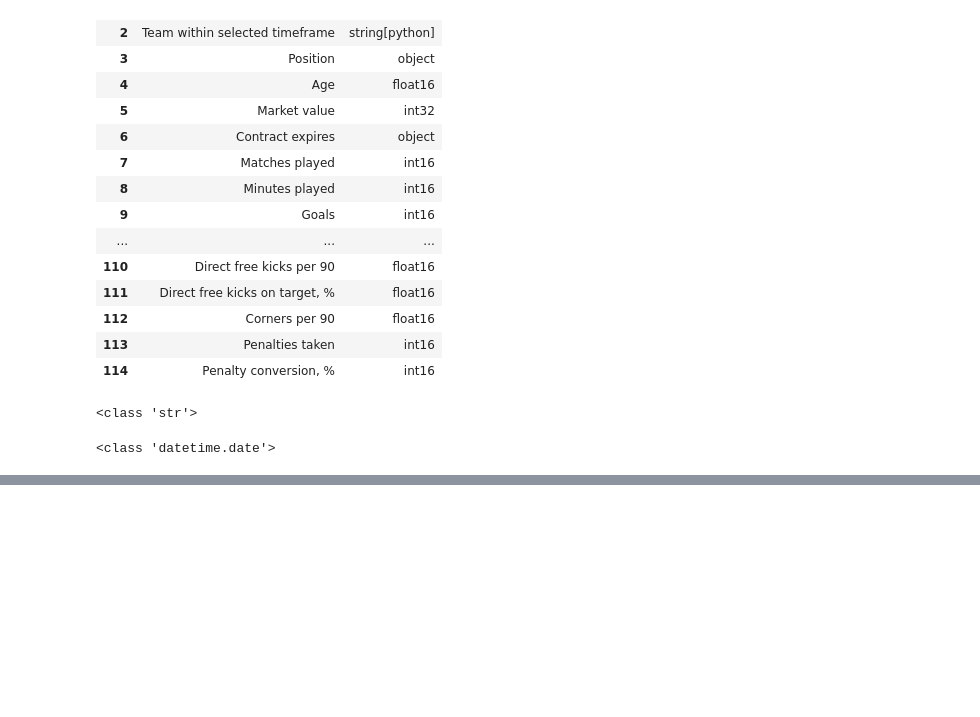
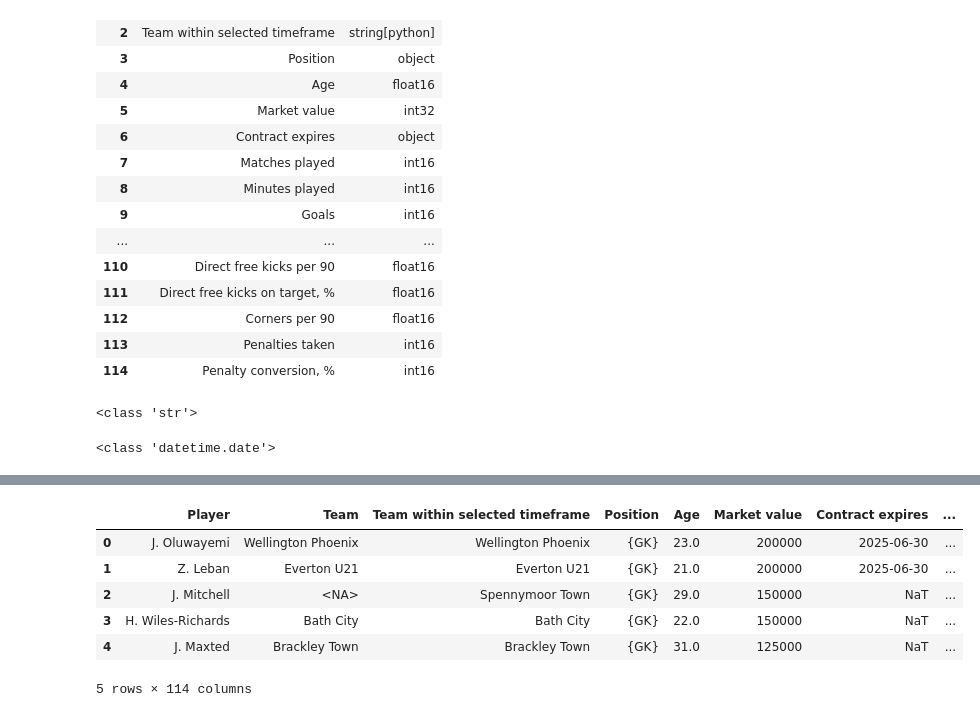
Before and after one commit to FrancescoTrasforini/scouting-app, a Jupyter notebook: data_cleaning.ipynb, the cells around one changed output, grey strips where cells are left out. Drawn from its saved outputs; the diff is of its cells as text; code cells hidden in the pictures; blank space fills up the shorter version.

```diff
--- a/data_cleaning.ipynb
+++ b/data_cleaning.ipynb
@@ -175,2 +175,46 @@ display(df.head())
+# %%
+# Ensure these metrics are populated for GK
+
+# Compute missing values for 'Prevented goals per 90'
+df['Prevented goals per 90'] = df.apply(
+    lambda row: 90 * row['Prevented goals'] / row['Minutes played']
+    if pd.isna(row['Prevented goals per 90']) and row['Minutes played'] > 0
+    else row['Prevented goals per 90'],
+    axis=1
+)
+
+# Compute missing values for 'Conceded goals per 90'
+df['Conceded goals per 90'] = df.apply(
+    lambda row: 90 * row['Conceded goals'] / row['Minutes played']
+    if pd.isna(row['Conceded goals per 90']) and row['Minutes played'] > 0
+    else row['Conceded goals per 90'],
+    axis=1
+)
+
+# Compute missing values for 'Shots against per 90'
+df['Shots against per 90'] = df.apply(
+    lambda row: 90 * row['Shots against'] / row['Minutes played']
+    if pd.isna(row['Shots against per 90']) and row['Minutes played'] > 0
+    else row['Shots against per 90'],
+    axis=1
+)
+
+# Compute missing values for 'xG against per 90'
+df['xG against per 90'] = df.apply(
+    lambda row: 90 * row['xG against'] / row['Minutes played']
+    if pd.isna(row['xG against per 90']) and row['Minutes played'] > 0
+    else row['xG against per 90'],
+    axis=1
+)
+
+display(df.head())
+# %% [output]
+|  | Player | Team | Team within selected timeframe | Position | Age | Market value | Contract expires | ... |
+| 0 | J. Oluwayemi | Wellington Phoenix | Wellington Phoenix | {GK} | 23.0 | 200000 | 2025-06-30 | ... |
+| 1 | Z. Leban | Everton U21 | Everton U21 | {GK} | 21.0 | 200000 | 2025-06-30 | ... |
+| 2 | J. Mitchell | <NA> | Spennymoor Town | {GK} | 29.0 | 150000 | NaT | ... |
+| 3 | H. Wiles-Richards | Bath City | Bath City | {GK} | 22.0 | 150000 | NaT | ... |
+| 4 | J. Maxted | Brackley Town | Brackley Town | {GK} | 31.0 | 125000 | NaT | ... |
+5 rows × 114 columns
 # %%
 # Save the DataFrame to a new Excel file called 'players-db.xlsx'
```
Also changed, not shown: parts of 8 cells of this notebook, 24 other files.
